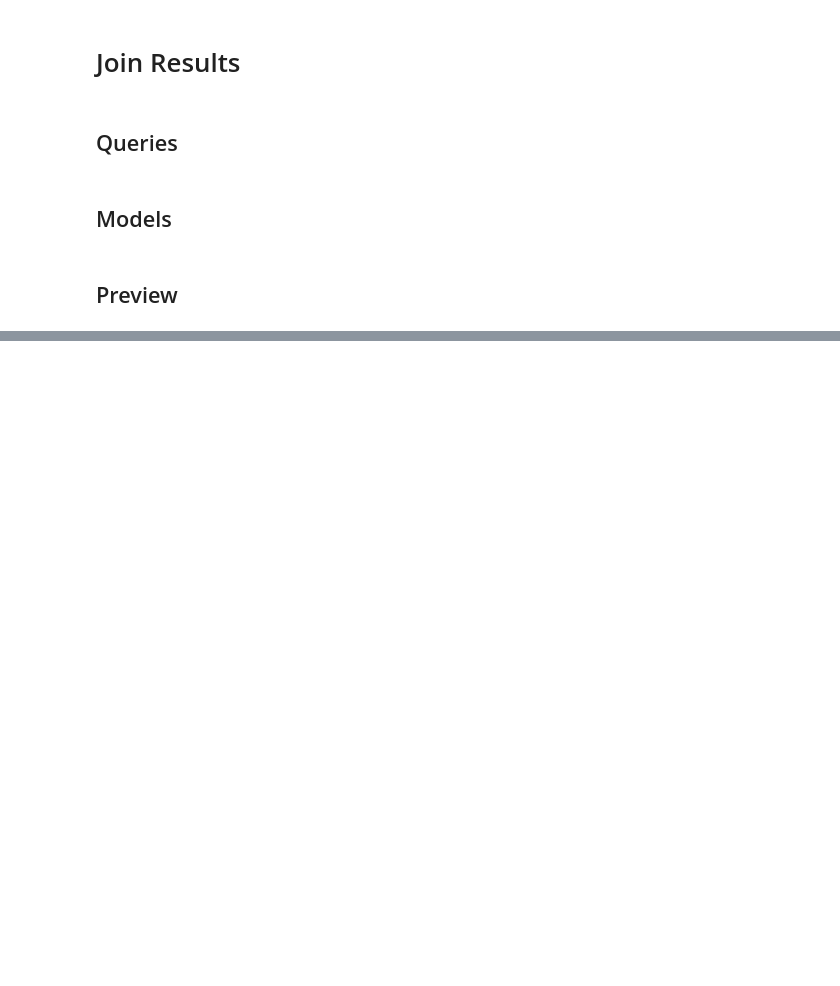
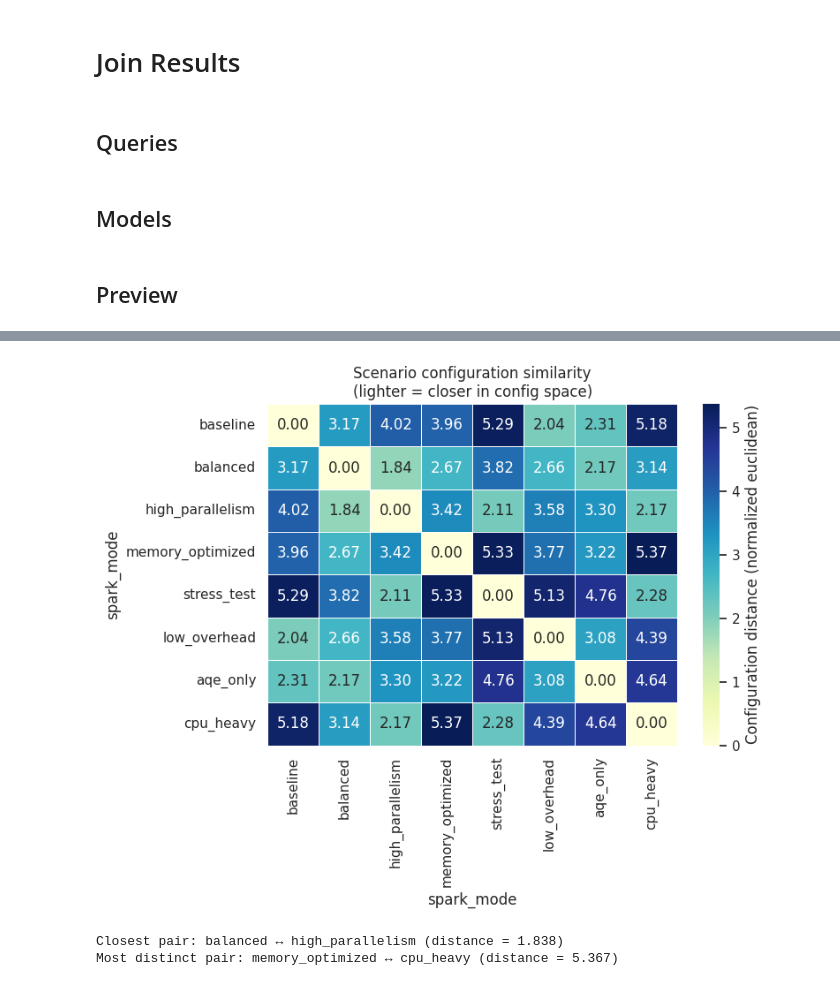
Before and after one commit to Mariana-rc01/SparkAndDrive, a Jupyter notebook: results&performance.ipynb, the cells around one changed output, grey strips where cells are left out. Cells and saved outputs as stored; diff of their text form; code cells hidden in the pictures; blank space fills up the shorter version.

```diff
--- a/results&performance.ipynb
+++ b/results&performance.ipynb
@@ -153,0 +274,43 @@ df_queries
+# %%
+from scipy.spatial.distance import pdist, squareform
+import numpy as np
+
+# Build a numeric feature matrix from the configuration
+config_features = scenario_cfg.copy()
+config_features["adaptive"] = config_features["adaptive"].astype(int)
+config_features["memory_gb"] = (
+    config_features["executor_memory"]
+    .str.replace("g", "", regex=False).astype(float)
+)
+
+feature_cols = ["executor_instances", "executor_cores", "memory_gb",
+                "shuffle_partitions", "adaptive", "total_cores"]
+
+# Z-score normalize so each feature contributes equally
+X = config_features[feature_cols].values.astype(float)
+X_norm = (X - X.mean(axis=0)) / (X.std(axis=0) + 1e-9)
+
+dist_matrix = squareform(pdist(X_norm, metric="euclidean"))
+dist_df = pd.DataFrame(dist_matrix, index=config_features.index, columns=config_features.index)
+
+fig, ax = plt.subplots(figsize=(8, 6.5))
+sns.heatmap(dist_df, annot=True, fmt=".2f", cmap="YlGnBu",
+            cbar_kws={"label": "Configuration distance (normalized euclidean)"},
+            linewidths=0.5, linecolor="white", ax=ax)
+ax.set_title("Scenario configuration similarity\n(lighter = closer in config space)")
+plt.tight_layout(); plt.show()
+
+# Find the closest pair (excluding self-distance) and the most distinct
+np.fill_diagonal(dist_matrix, np.inf)
+i, j = np.unravel_index(dist_matrix.argmin(), dist_matrix.shape)
+print(f"\nClosest pair: {config_features.index[i]} ↔ {config_features.index[j]} "
+      f"(distance = {dist_matrix[i, j]:.3f})")
+
+np.fill_diagonal(dist_matrix, -np.inf)
+i, j = np.unravel_index(dist_matrix.argmax(), dist_matrix.shape)
+print(f"Most distinct pair: {config_features.index[i]} ↔ {config_features.index[j]} "
+      f"(distance = {dist_matrix[i, j]:.3f})")
+# %% [output]
+[figure, added]
+Closest pair: balanced ↔ high_parallelism (distance = 1.838)
+Most distinct pair: memory_optimized ↔ cpu_heavy (distance = 5.367)
```
Also changed, not shown: parts of 18 cells of this notebook.
